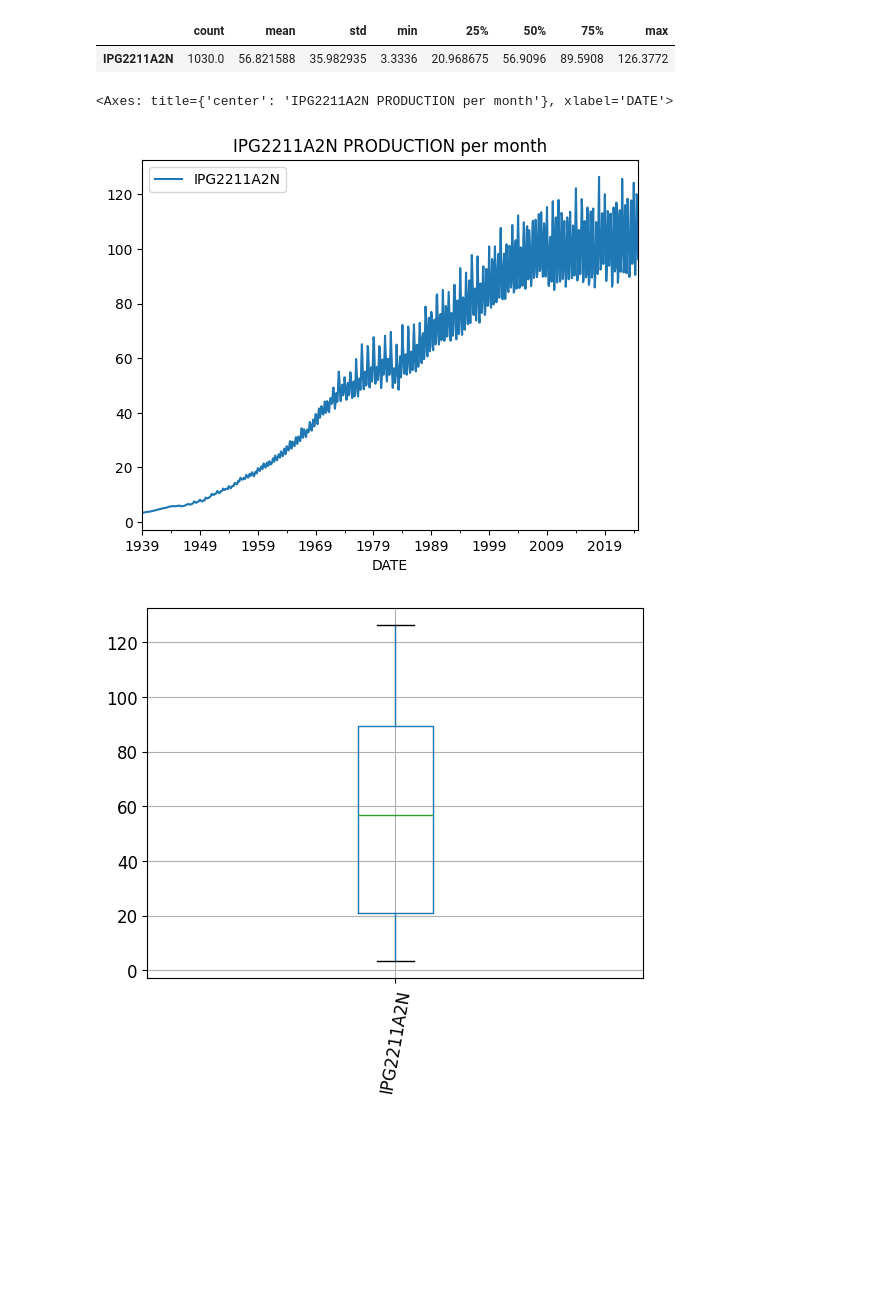
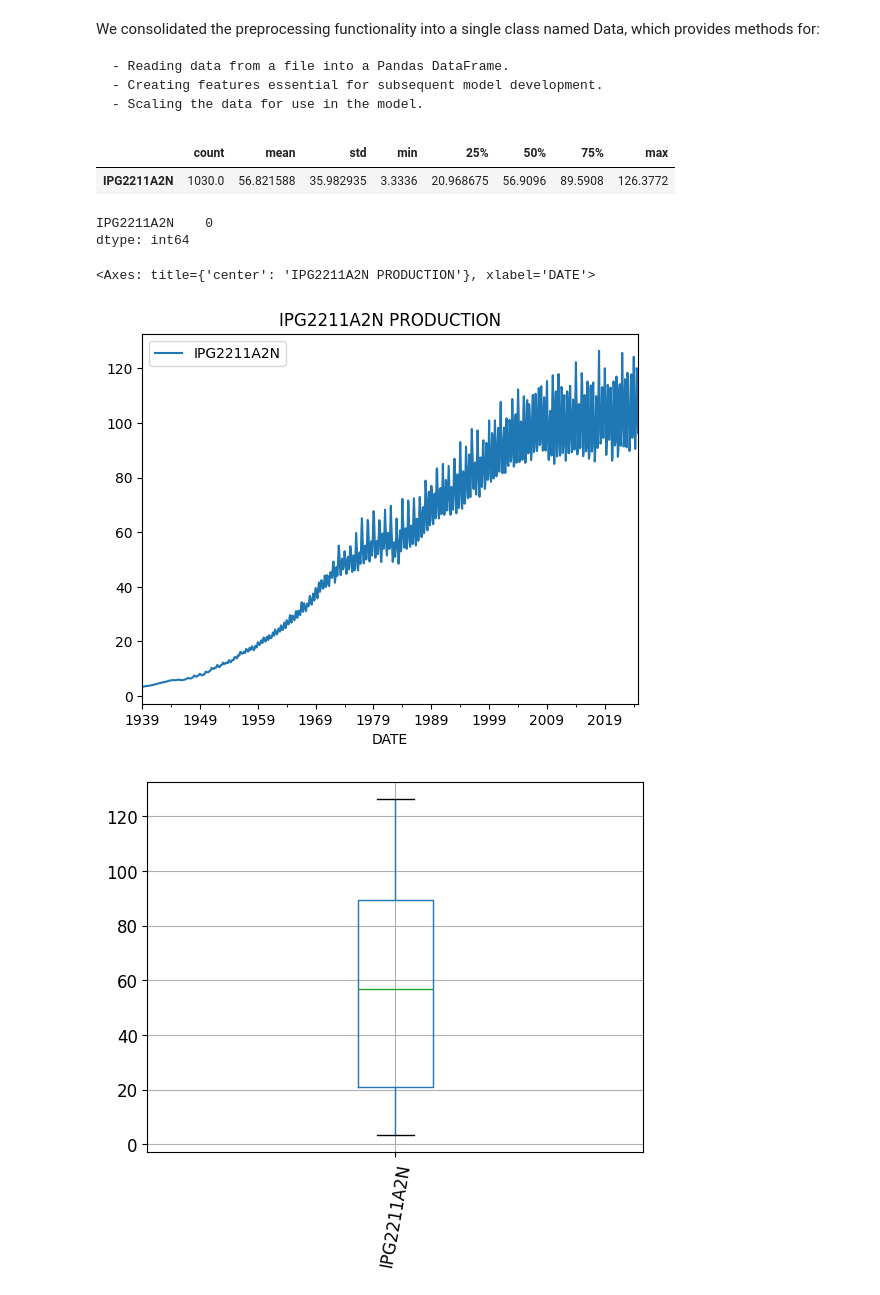
Before and after one commit to Aymen568/Technical_assignement, a Jupyter notebook: notebooks/data_preparation.ipynb, the cells around one changed output. Cells and saved outputs as stored; diff of their text form; code cells hidden in the pictures; blank space fills up the shorter version.

Commit message:
finalized models evaluation

```diff
--- a/notebooks/data_preparation.ipynb
+++ b/notebooks/data_preparation.ipynb
@@ -7,8 +7,14 @@ from sklearn.preprocessing import MinMaxScaler
 from sklearn.model_selection import train_test_split
 import warnings
 warnings.filterwarnings('ignore')
+# %% [markdown]
+We consolidated the preprocessing functionality into a single class named Data, which provides methods for:
+
+    - Reading data from a file into a Pandas DataFrame.
+    - Creating features essential for subsequent model development.
+    - Scaling the data for use in the model.
 # %%
-class Preprocess:
+class Data:
     def __init__(self, path ):
         self.path = path
         self.scaler = MinMaxScaler(feature_range=(0, 1))
@@ -38,18 +44,23 @@ class Preprocess:
         X, y = self.create_supervised(scaled_data, lag)
         return X, y
 # %%
-path = "data/IPG2211A2N.csv"
-f1 = Preprocess(path)
-df = f1.read_data()
+path = "../data/IPG2211A2N.csv"
+data = Data(path)
+df = data.read_data()
 df.describe().transpose()
 # %% [output]
 |  | count | mean | std | min | 25% | 50% | 75% | max |
 | IPG2211A2N | 1030.0 | 56.821588 | 35.982935 | 3.3336 | 20.968675 | 56.9096 | 89.5908 | 126.3772 |
+# %%
+df.isnull().sum()
+# %% [output]
+IPG2211A2N    0
+dtype: int64
 # %%
-df[['IPG2211A2N']].plot(title='IPG2211A2N PRODUCTION per month')
+df[['IPG2211A2N']].plot(title='IPG2211A2N PRODUCTION')
 # %% [output]
-<Axes: title={'center': 'IPG2211A2N PRODUCTION per month'}, xlabel='DATE'>
+<Axes: title={'center': 'IPG2211A2N PRODUCTION'}, xlabel='DATE'>
-[figure, old version]
+[figure, new version]
 # %%
 df.boxplot('IPG2211A2N', rot = 80, fontsize = '12',grid = True);
 # %% [output]
```
Also changed, not shown: parts of 5 cells of this notebook, 4 other files.
